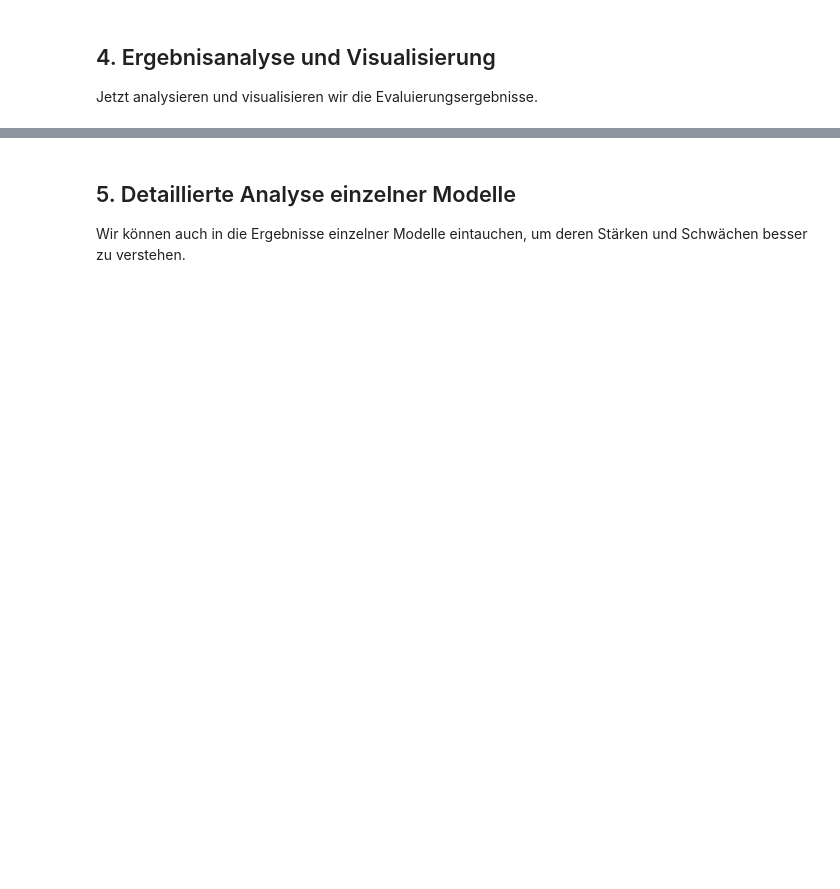
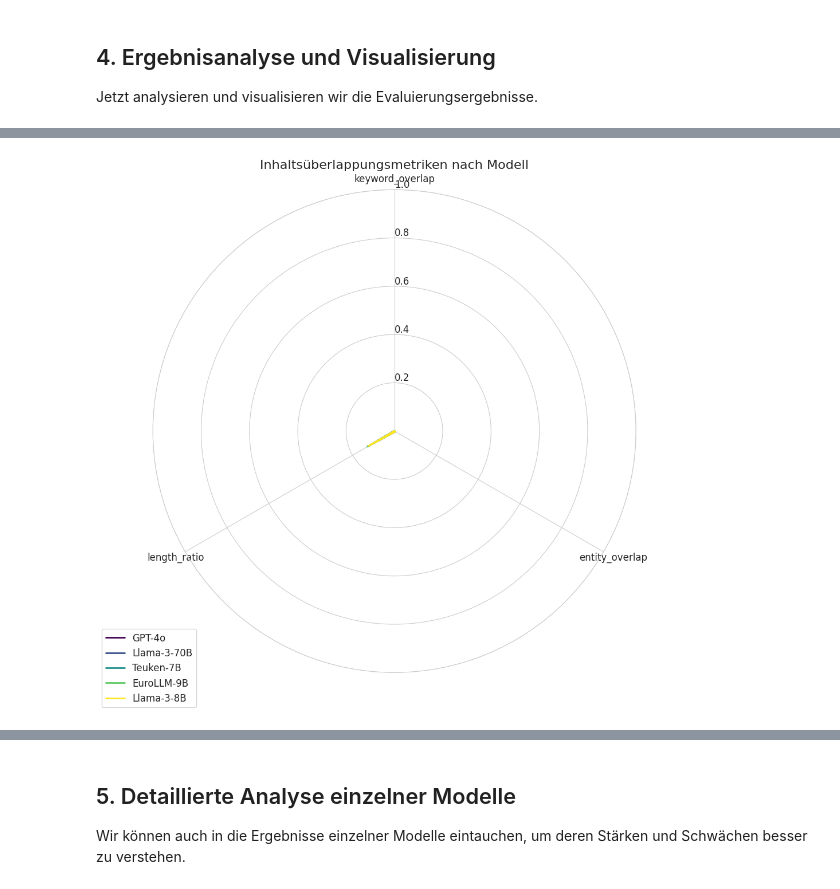
Before and after one commit to SebastianNagl/CourtPressGER, a Jupyter notebook: notebooks/evaluation_pipeline.ipynb, the cells around one changed output, grey strips where cells are left out. Saved outputs shown, nothing was run; the diff lists cells and outputs as text; code cells hidden in the pictures; blank space fills up the shorter version.

```diff
--- a/notebooks/evaluation_pipeline.ipynb
+++ b/notebooks/evaluation_pipeline.ipynb
@@ -172,0 +442,99 @@ plt.show()
+# %%
+# Inhaltsüberlappungsmetriken analysieren
+content_metrics = [col for col in results_df.columns if any(m in col for m in
+                                                         ['keyword_overlap', 'entity_overlap', 'length_ratio'])]
+
+if content_metrics:
+    # Sterndiagramm für Inhaltsüberlappungsmetriken
+    plt.figure(figsize=(10, 10))
+
+    # Modellnamen extrahieren
+    models = results_df["model"].tolist()
+    n_models = len(models)
+
+    # Anzahl der Metriken (Achsen im Radar-Diagramm)
+    n_metrics = len(content_metrics)
+
+    # Winkel für die Achsen des Radar-Diagramms berechnen
+    angles = np.linspace(0, 2 * np.pi, n_metrics, endpoint=False).tolist()
+    angles += angles[:1]  # Schließen des Polygons
+
+    # Erweiterung der Metrikliste zum Schließen des Polygons
+    metrics_plot = content_metrics + [content_metrics[0]]
+
+    # Farbkarte für die verschiedenen Modelle
+    colors = plt.cm.viridis(np.linspace(0, 1, n_models))
+
+    # Radar-Diagramm erstellen
+    ax = plt.subplot(polar=True)
+
+    for i, model in enumerate(models):
+        # Werte für das aktuelle Modell extrahieren und zum Schließen des Polygons erweitern
+        values = results_df.loc[results_df["model"] == model, content_metrics].values.flatten().tolist()
+        values += values[:1]
+
+        # Radar-Plot für das aktuelle Modell zeichnen
+        ax.plot(angles, values, linewidth=2, linestyle='solid', label=model, color=colors[i])
+        ax.fill(angles, values, alpha=0.1, color=colors[i])
+
+    # Diagramm anpassen
+    ax.set_theta_offset(np.pi / 2)
+    ax.set_theta_direction(-1)
+    ax.set_thetagrids(np.degrees(angles[:-1]), metrics_plot[:-1])
+    ax.set_ylim(0, 1)
+    ax.set_rlabel_position(0)
+    plt.title("Inhaltsüberlappungsmetriken nach Modell", fontsize=16)
+    plt.legend(loc='upper right', bbox_to_anchor=(0.1, 0.1))
+
+    plt.tight_layout()
+    plt.show()
+
+    # Einzelne Balkendiagramme für jede Metrik
+    for metric in content_metrics:
+        # Modellnamen und Werte für die Metrik extrahieren
+        models = results_df["model"].tolist()
+        values = results_df[metric].tolist()
+        n_models = len(models)
+
+        # Positionen der Balken berechnen
+        index = np.arange(n_models)
+
+        # Farben für die Visualisierung
+        colors = plt.cm.viridis(np.linspace(0.3, 0.7, n_models))
+
+        # Balkendiagramm erstellen
+        plt.figure(figsize=(10, 6))
+        plt.bar(index, values, color=colors)
+
+        # Diagramm anpassen
+        plt.xlabel('Modell')
+        plt.ylabel(metric.replace("_", " ").title())
+        plt.title(f"{metric.replace('_', ' ').title()} nach Modell", fontsize=16)
+        plt.xticks(index, models, rotation=45, ha='right')
+
+        # Y-Achsen-Limit sinnvoll setzen
+        if all(0 <= v <= 1 for v in values):
+            plt.ylim(0, 1)
+        else:
+            min_val = min(values) if values else 0
+            max_val = max(values) if values else 1
+            padding = (max_val - min_val) * 0.1
+            plt.ylim(max(0, min_val - padding), max_val + padding)
+
+        plt.tight_layout()
+        plt.show()
+
+    print("\nÜbersicht der Inhaltsüberlappungsmetriken:")
+    for idx, row in results_df.iterrows():
+        model = row['model']
+        print(f"\nModell: {model}")
+        for metric in content_metrics:
+            value = row.get(metric)
+            if isinstance(value, float):
+                print(f"  - {metric.replace('_', ' ').title()}: {value:.4f}")
+            else:
+                print(f"  - {metric.replace('_', ' ').title()}: {value}")
+else:
+    print("Keine Inhaltsüberlappungsmetriken in den Ergebnissen gefunden.")
+# %% [output]
+[figure, added]
```
Also changed, not shown: parts of 19 cells of this notebook, 1 other file.
